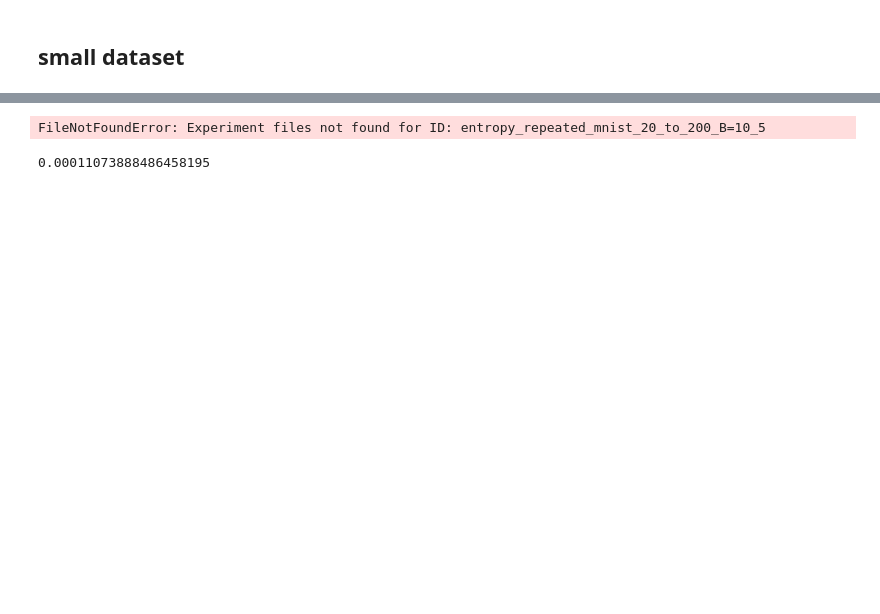
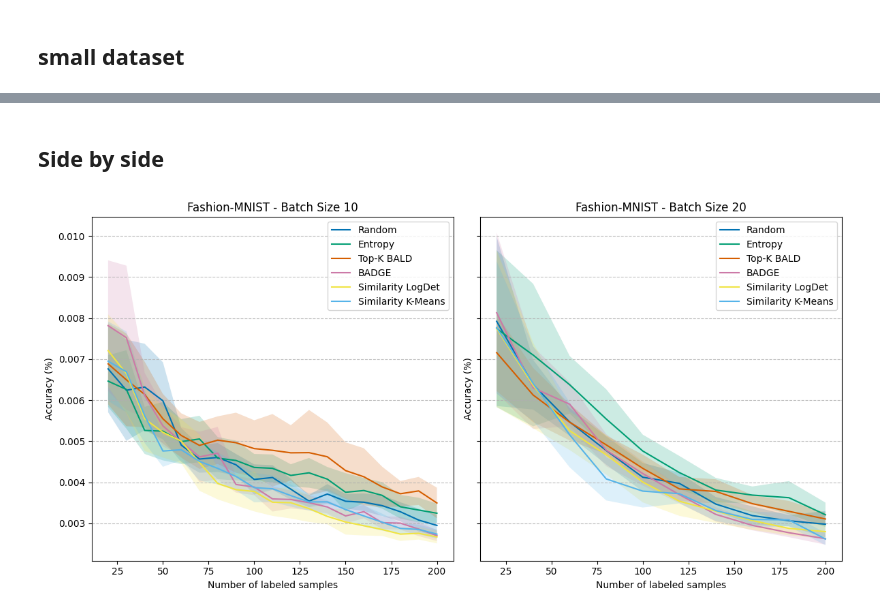
Before and after one commit to VLDrenth/MSc_Dissertation, a Jupyter notebook: plotting.ipynb, the cells around one changed output, grey strips where cells are left out. Drawn from its saved outputs; the diff is of its cells as text; code cells hidden in the pictures; blank space fills up the shorter version.

```diff
--- a/plotting.ipynb
+++ b/plotting.ipynb
@@ -59,17 +66,0 @@ id_list = [badge_ids, max_logdet_S_ids, sim_kmeans_ids]
-# %%
-for i, method in enumerate(id_list):
-    results = load_experiments(method)
-
-    accuracies = np.array([result[1]['test_accs'] for result in results])
-    batch_sizes = np.linspace(20, 200, accuracies.shape[1])
-    std = np.std(accuracies, axis=0) / np.sqrt(accuracies.shape[0])
-    mean = np.mean(accuracies, axis=0)
-    plt.plot(batch_sizes, mean, label=method_names[results[0][0].al_method], color=colors[i])
-    plt.fill_between(batch_sizes, mean - 1.96*std, mean + 1.96*std, alpha=0.2, label='_nolegend_', color=colors[i])
-
-plt.legend()
-plt.xlabel('Number of labeled samples')
-plt.ylabel('Accuracy (%)')
-# add horizontal lines background
-plt.grid(axis='y', linestyle='--', alpha=0.8)
-plt.title(f'{dataset_names[dataset]}')
@@ -79,4 +66,0 @@ Text(0.5, 1.0, 'Repeated-MNIST')
-# %%
-load_experiment(base_dir='experiments', experiment_id='entropy_repeated_mnist_20_to_200_B=10_5')[0].extract_pool
-# %% [output]
-FileNotFoundError: Experiment files not found for ID: entropy_repeated_mnist_20_to_200_B=10_5
@@ -85,4 +67,53 @@ times = load_experiment(base_dir='delete_me', experiment_id='random_mnist_20_to_
-# %%
-np.mean(times)
-# %% [output]
-0.00011073888486458195
+# %% [markdown]
+## Side by side
+# %%
+# Function to plot results for a given batch size
+def plot_results(batch_size, ax, dataset):
+    seeds = 10
+    random_ids = [f'random_{dataset}_20_to_200_B={batch_size}_' + str(1+i) for i in range(seeds)]
+    entropy_ids = [f'entropy_{dataset}_20_to_200_B={batch_size}_' + str(1+i) for i in range(seeds)]
+    bald_ids = [f'bald_{dataset}_20_to_200_B={batch_size}_' + str(1+i) for i in range(seeds)]
+    max_logdet_S_ids = [f'max_logdet_S_{dataset}_20_to_200_B={batch_size}_' + str(1+i) for i in range(seeds)]
+    badge_ids = [f'badge_{dataset}_20_to_200_B={batch_size}_' + str(1+i) for i in range(seeds)]
+    empcov_ids = [f'empirical_covariance_{dataset}_20_to_200_B={batch_size}_' + str(1+i) for i in range(seeds)]
+    sim_kmeans_ids = [f'similarity_kmeans_{dataset}_20_to_200_B={batch_size}_' + str(1+i) for i in range(seeds)]
+    id_list = [random_ids, entropy_ids, bald_ids, badge_ids, max_logdet_S_ids, sim_kmeans_ids]
+
+    for i, method in enumerate(id_list):
+        base_dir='experiments' if batch_size == 10 else 'experiments_batch20'
+        if dataset == 'dirty_mnist' and batch_size == 10:
+            base_dir = 'experiments_dirty_mnist_10'
+
+        results = load_experiments(method, base_dir=base_dir)
+
+        accuracies = np.array([result[1]['test_accs'] for result in results])
+
+        batch_sizes = np.linspace(20, 200, accuracies.shape[1])
+        std = np.std(accuracies, axis=0) / np.sqrt(10)
+        mean = np.mean(accuracies, axis=0)
+
+        ax.plot(batch_sizes, mean, label=method_names[results[0][0].al_method])
+        ax.fill_between(batch_sizes, mean - 1.96*std, mean + 1.96*std, alpha=0.2)
+
+    ax.legend()
+    ax.set_xlabel('Number of labeled samples')
+    ax.set_ylabel('Accuracy (%)')
+    ax.grid(axis='y', linestyle='--', alpha=0.8)
+    ax.set_title(f'{dataset_names[dataset]} - Batch Size {batch_size}')
+
+dataset = 'fashion_mnist'
+
+# Create figure and axes for two side-by-side plots
+fig, axs = plt.subplots(1, 2, figsize=(12, 6), sharey=True)
+
+# Plot for batch_size = 10
+plot_results(batch_size=10, ax=axs[0], dataset=dataset)
+
+# Plot for batch_size = 20
+plot_results(batch_size=20, ax=axs[1], dataset=dataset)
+
+# Adjust layout and display
+plt.tight_layout()
+plt.savefig(f'loss_plot{dataset}_batch_size_comparison.png', dpi=500, bbox_inches='tight')
+# %% [output]
+[figure, added]
```
Also changed, not shown: parts of 9 cells of this notebook, 25 other files.
